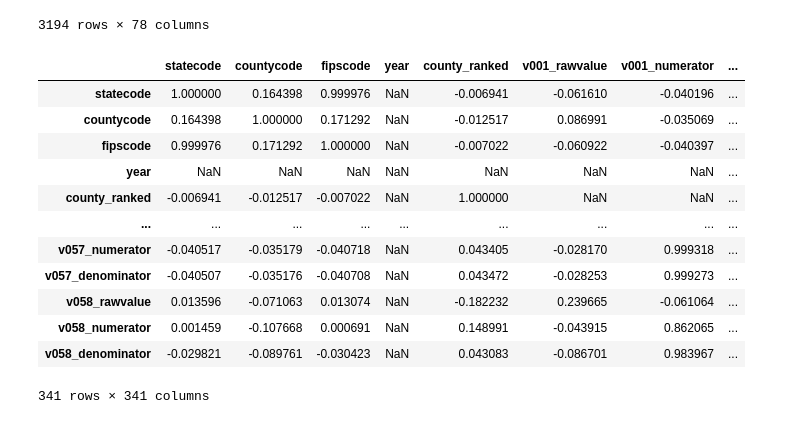
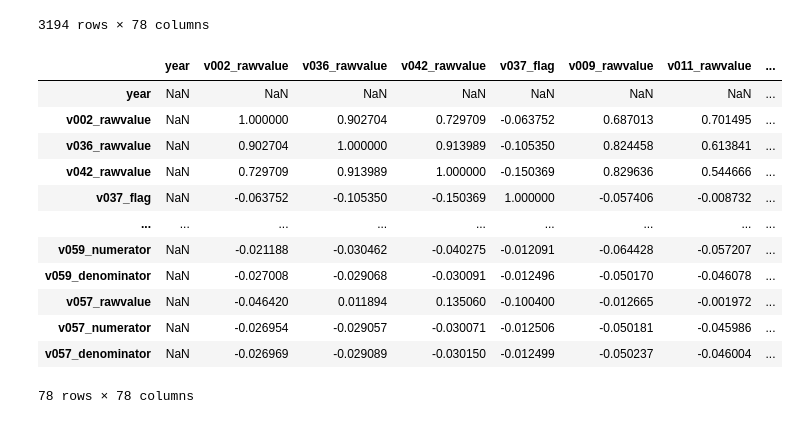
Before and after one commit to sashankv/DSCComp, a Jupyter notebook: code/correlation.ipynb, the cells around one changed output. Cells and saved outputs as stored; diff of their text form; code cells hidden in the pictures.

```diff
--- a/code/correlation.ipynb
+++ b/code/correlation.ipynb
@@ -46,7 +46,7 @@ chr_analytic_df
 # Get dataframe without categorical data
 numeric_chr_analytic_df = chr_analytic_df.drop(["state", "county"], axis=1)
 numeric_chr_analytic_df.dropna(axis='columns', inplace=True)
-numeric_chr_analytic_df.drop(["statecode", "countycode", "fipscode", "v001_flag"], axis = 1, inplace=True)
+numeric_chr_analytic_df.drop(["statecode", "countycode", "fipscode", "v001_flag", "year"], axis = 1, inplace=True)
 
 numeric_chr_analytic_df.interpolate(inplace=True)
 # Replace remaining NaN with median of column
@@ -74,22 +74,22 @@ numeric_chr_analytic_df
 VAR_DESCRIPTION_MAPPING = dict((k, v) for (v, k) in pd.read_csv(chr_analytic_csv_path, nrows=1).iloc[0].items())
 # %%
 # Find correlation between columns
-corr = chr_analytic_df.corr(method="pearson", numeric_only=True)
+corr = numeric_chr_analytic_df.corr(method="pearson", numeric_only=True)
 corr
 # %% [output]
-|  | statecode | countycode | fipscode | year | county_ranked | v001_rawvalue | v001_numerator | ... |
-| statecode | 1.000000 | 0.164398 | 0.999976 | NaN | -0.006941 | -0.061610 | -0.040196 | ... |
-| countycode | 0.164398 | 1.000000 | 0.171292 | NaN | -0.012517 | 0.086991 | -0.035069 | ... |
-| fipscode | 0.999976 | 0.171292 | 1.000000 | NaN | -0.007022 | -0.060922 | -0.040397 | ... |
+|  | year | v002_rawvalue | v036_rawvalue | v042_rawvalue | v037_flag | v009_rawvalue | v011_rawvalue | ... |
 | year | NaN | NaN | NaN | NaN | NaN | NaN | NaN | ... |
-| county_ranked | -0.006941 | -0.012517 | -0.007022 | NaN | 1.000000 | NaN | NaN | ... |
+| v002_rawvalue | NaN | 1.000000 | 0.902704 | 0.729709 | -0.063752 | 0.687013 | 0.701495 | ... |
+| v036_rawvalue | NaN | 0.902704 | 1.000000 | 0.913989 | -0.105350 | 0.824458 | 0.613841 | ... |
+| v042_rawvalue | NaN | 0.729709 | 0.913989 | 1.000000 | -0.150369 | 0.829636 | 0.544666 | ... |
+| v037_flag | NaN | -0.063752 | -0.105350 | -0.150369 | 1.000000 | -0.057406 | -0.008732 | ... |
 | ... | ... | ... | ... | ... | ... | ... | ... | ... |
-| v057_numerator | -0.040517 | -0.035179 | -0.040718 | NaN | 0.043405 | -0.028170 | 0.999318 | ... |
-| v057_denominator | -0.040507 | -0.035176 | -0.040708 | NaN | 0.043472 | -0.028253 | 0.999273 | ... |
-| v058_rawvalue | 0.013596 | -0.071063 | 0.013074 | NaN | -0.182232 | 0.239665 | -0.061064 | ... |
-| v058_numerator | 0.001459 | -0.107668 | 0.000691 | NaN | 0.148991 | -0.043915 | 0.862065 | ... |
-| v058_denominator | -0.029821 | -0.089761 | -0.030423 | NaN | 0.043083 | -0.086701 | 0.983967 | ... |
+| v059_numerator | NaN | -0.021188 | -0.030462 | -0.040275 | -0.012091 | -0.064428 | -0.057207 | ... |
+| v059_denominator | NaN | -0.027008 | -0.029068 | -0.030091 | -0.012496 | -0.050170 | -0.046078 | ... |
+| v057_rawvalue | NaN | -0.046420 | 0.011894 | 0.135060 | -0.100400 | -0.012665 | -0.001972 | ... |
+| v057_numerator | NaN | -0.026954 | -0.029057 | -0.030071 | -0.012506 | -0.050181 | -0.045986 | ... |
+| v057_denominator | NaN | -0.026969 | -0.029089 | -0.030150 | -0.012499 | -0.050237 | -0.046004 | ... |
-341 rows × 341 columns
+78 rows × 78 columns
 # %%
 sns.heatmap(corr)
 # %% [output]
```
Also changed, not shown: parts of 2 cells of this notebook.
